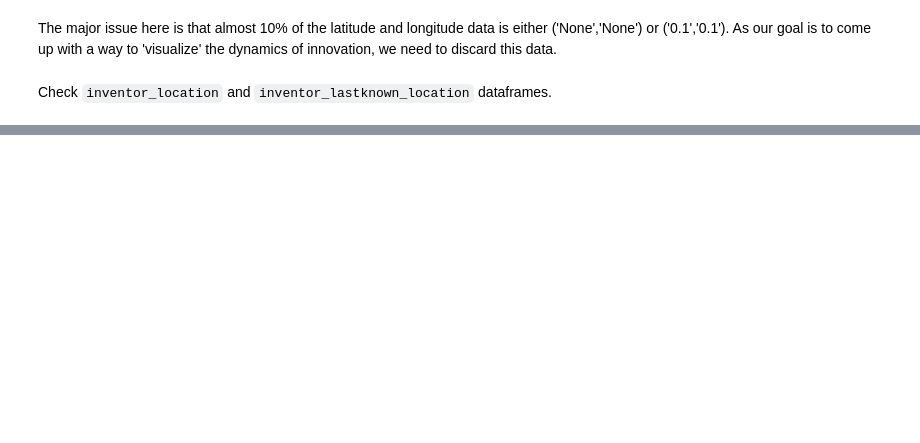
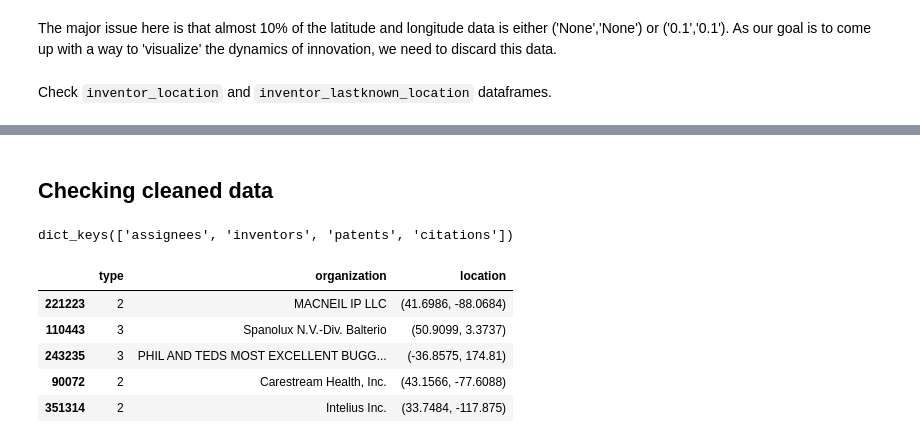
Before and after one commit to cmdavid-epfl/Project, a Jupyter notebook: data_preprocessing.ipynb, the cells around one changed output, grey strips where cells are left out. Saved outputs shown, nothing was run; the diff lists cells and outputs as text; code cells hidden in the pictures; blank space fills up the shorter version.

```diff
--- a/data_preprocessing.ipynb
+++ b/data_preprocessing.ipynb
@@ -222,0 +441,2 @@ To be able to produce a more in-depth analysis of the
+# %% [markdown]
+## Checking cleaned data
@@ -222,0 +447,13 @@ To be able to produce a more in-depth analysis of the
+# %%
+data.keys()
+# %% [output]
+dict_keys(['assignees', 'inventors', 'patents', 'citations'])
+# %%
+data['assignees'].head()
+# %% [output]
+|  | type | organization | location |
+| 221223 | 2 | MACNEIL IP LLC | (41.6986, -88.0684) |
+| 110443 | 3 | Spanolux N.V.-Div. Balterio | (50.9099, 3.3737) |
+| 243235 | 3 | PHIL AND TEDS MOST EXCELLENT BUGG... | (-36.8575, 174.81) |
+| 90072 | 2 | Carestream Health, Inc. | (43.1566, -77.6088) |
+| 351314 | 2 | Intelius Inc. | (33.7484, -117.875) |
```
Also changed, not shown: parts of 51 cells of this notebook, 1 other file.
